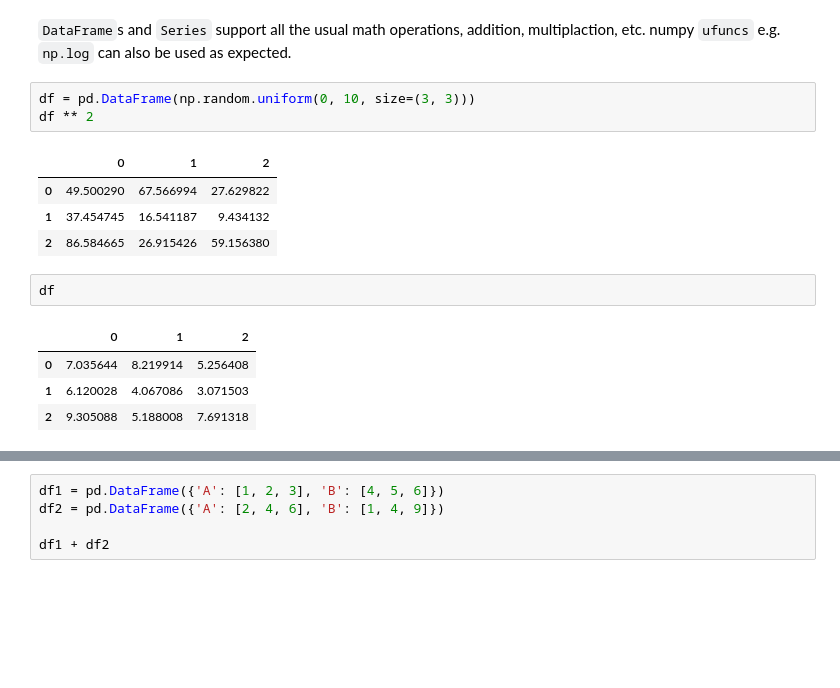
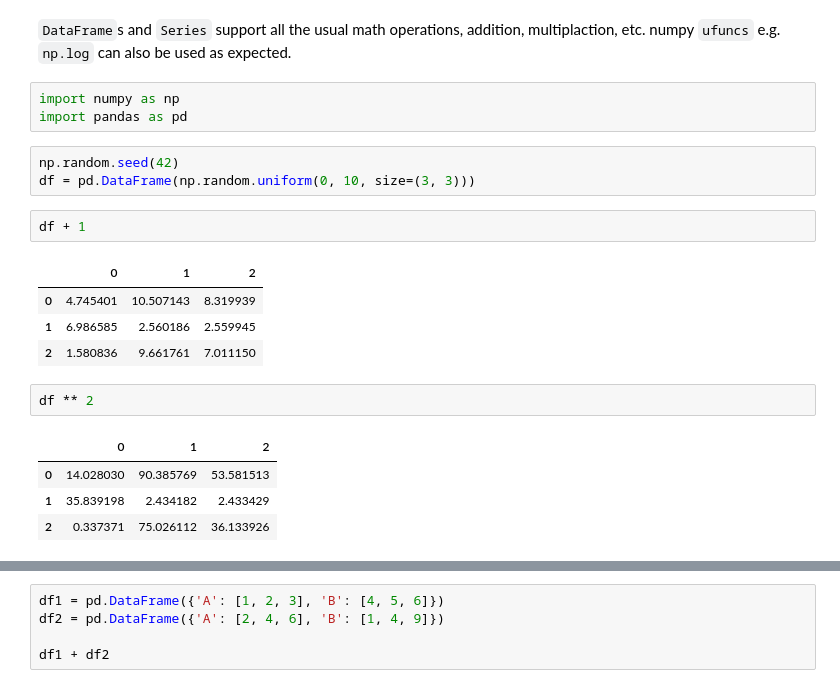
Before and after one commit to TomAugspurger/PyDataSeattle, a Jupyter notebook: notebooks/Operations.ipynb, the cells around one changed output, grey strips where cells are left out. Saved outputs shown, nothing was run; the diff lists cells and outputs as text; blank space fills up the shorter version.

```diff
--- a/notebooks/Operations.ipynb
+++ b/notebooks/Operations.ipynb
@@ -1,21 +1,26 @@
 # %% [markdown]
 `DataFrame`s and `Series` support all the usual math operations, addition, multiplaction, etc.
 numpy `ufuncs` e.g. `np.log` can also be used as expected.
+# %%
+import numpy as np
+import pandas as pd
 # %%
+np.random.seed(42)
 df = pd.DataFrame(np.random.uniform(0, 10, size=(3, 3)))
-df ** 2
-# %% [output]
-|  | 0 | 1 | 2 |
-| 0 | 49.500290 | 67.566994 | 27.629822 |
-| 1 | 37.454745 | 16.541187 | 9.434132 |
-| 2 | 86.584665 | 26.915426 | 59.156380 |
 # %%
-df
+df + 1
 # %% [output]
 |  | 0 | 1 | 2 |
-| 0 | 7.035644 | 8.219914 | 5.256408 |
-| 1 | 6.120028 | 4.067086 | 3.071503 |
-| 2 | 9.305088 | 5.188008 | 7.691318 |
+| 0 | 4.745401 | 10.507143 | 8.319939 |
+| 1 | 6.986585 | 2.560186 | 2.559945 |
+| 2 | 1.580836 | 9.661761 | 7.011150 |
+# %%
+df ** 2
+# %% [output]
+|  | 0 | 1 | 2 |
+| 0 | 14.028030 | 90.385769 | 53.581513 |
+| 1 | 35.839198 | 2.434182 | 2.433429 |
+| 2 | 0.337371 | 75.026112 | 36.133926 |
 # %%
 np.log(df)
 # %% [output]
```
Also changed, not shown: parts of 42 cells of this notebook, 2 other files.
